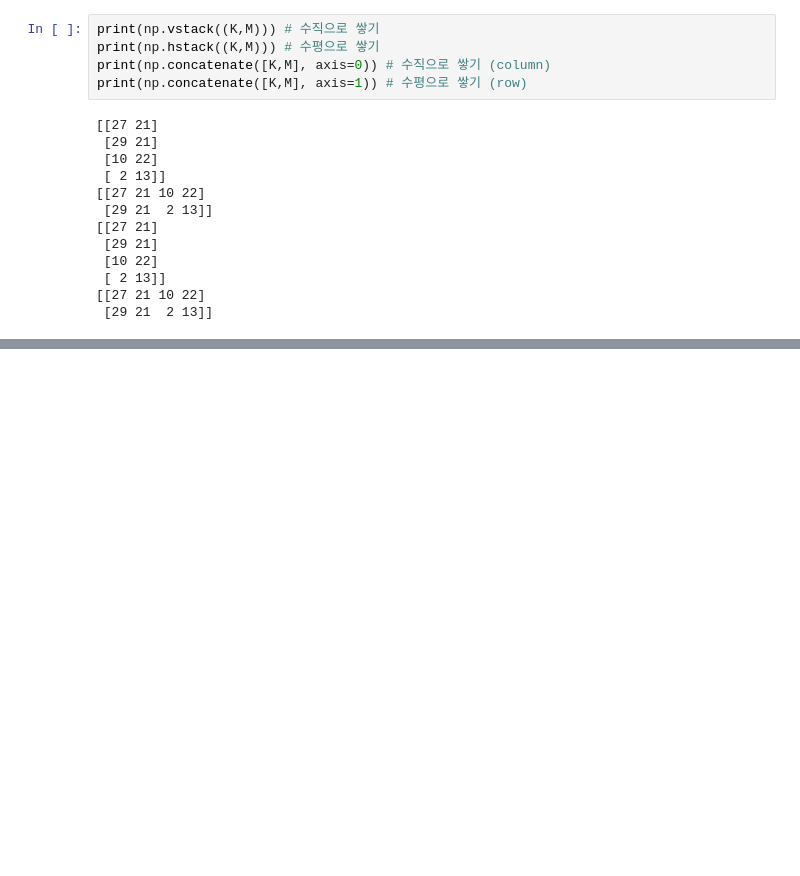
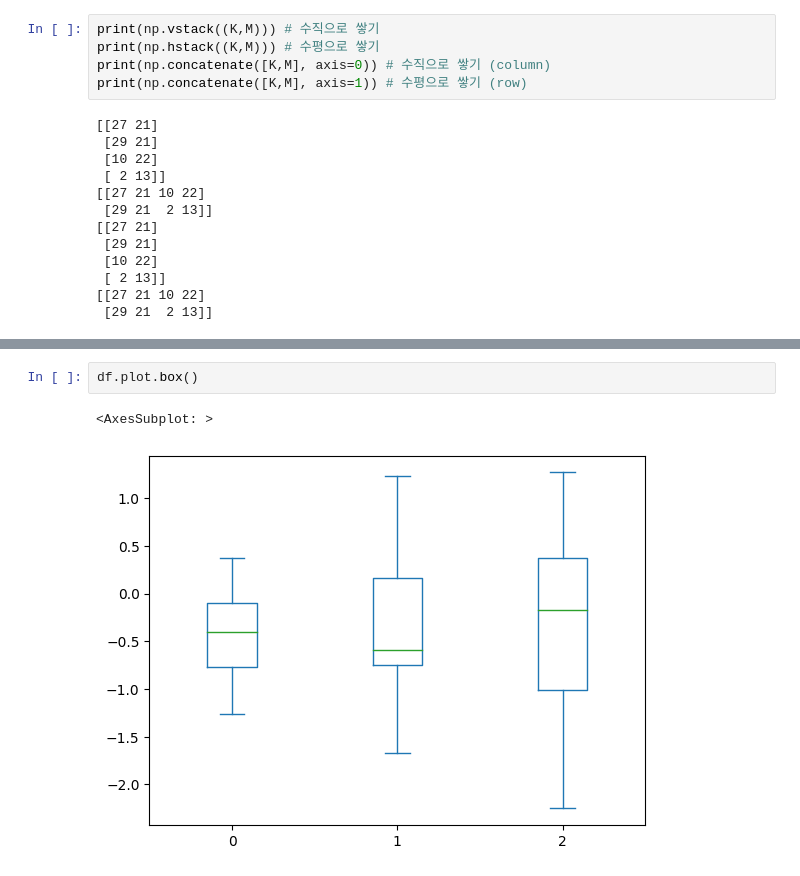
Before and after one commit to NYC0326/HYUDS22, a Jupyter notebook: Midterm Summary.ipynb, the cells around one changed output, grey strips where cells are left out. Cells and saved outputs as stored; diff of their text form; blank space fills up the shorter version.

```diff
--- a/Midterm Summary.ipynb
+++ b/Midterm Summary.ipynb
@@ -1000,0 +1286,5 @@ print(np.concatenate([K,M], axis=1)) # 수평으로 쌓기 (row)
+# %%
+df.plot.box()
+# %% [output]
+<AxesSubplot: >
+[figure, added]
```
Also changed, not shown: parts of 30 cells of this notebook.
